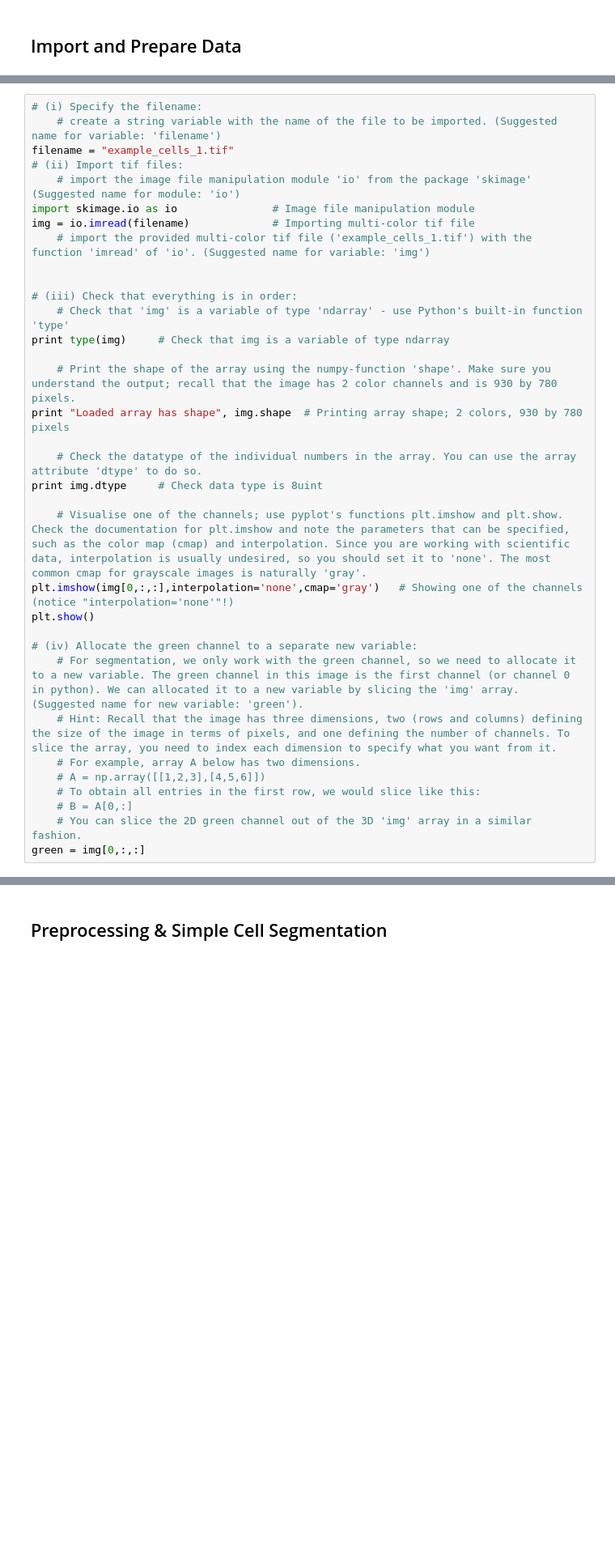
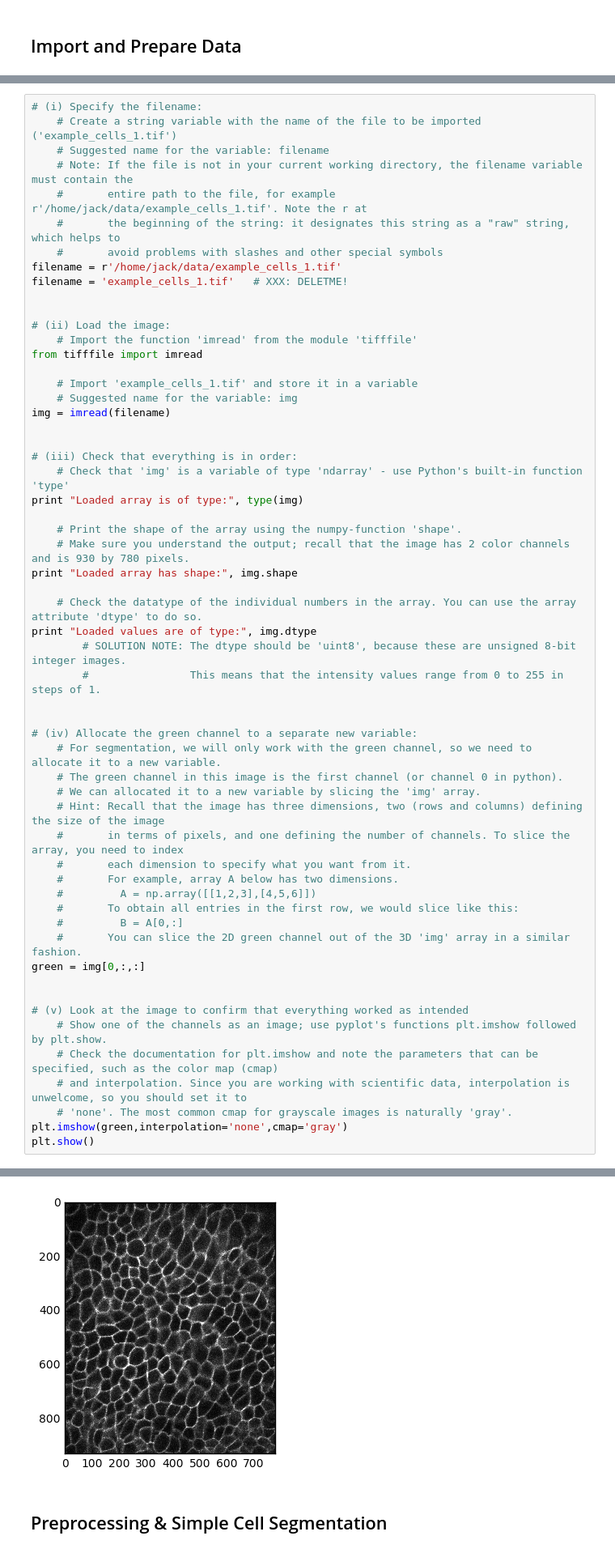
Before and after one commit to tobyhodges/python-workshop-image-processing, a Jupyter notebook: main_tutorial/tutorial_pipeline_solutions.ipynb, the cells around one changed output, grey strips where cells are left out. Shown: that part at 81% size. Drawn from its saved outputs; the diff is of its cells as text; blank space fills up the shorter version.

Commit message:
Modernized setup, import and data loading sections.

```diff
--- a/main_tutorial/tutorial_pipeline_solutions.ipynb
+++ b/main_tutorial/tutorial_pipeline_solutions.ipynb
@@ -81,34 +57,58 @@ We will now proceed to import the image data, verifying we get what we expect an
 # %%
 # (i) Specify the filename:
-    # create a string variable with the name of the file to be imported. (Suggested name for variable: 'filename')
-filename = "example_cells_1.tif"
-# (ii) Import tif files:
-    # import the image file manipulation module 'io' from the package 'skimage' (Suggested name for module: 'io')
-import skimage.io as io               # Image file manipulation module
-img = io.imread(filename)             # Importing multi-color tif file
-    # import the provided multi-color tif file ('example_cells_1.tif') with the function 'imread' of 'io'. (Suggested name for variable: 'img')
+    # Create a string variable with the name of the file to be imported ('example_cells_1.tif')
+    # Suggested name for the variable: filename
+    # Note: If the file is not in your current working directory, the filename variable must contain the
+    #       entire path to the file, for example r'/home/jack/data/example_cells_1.tif'. Note the r at
+    #       the beginning of the string: it designates this string as a "raw" string, which helps to
+    #       avoid problems with slashes and other special symbols
+filename = r'/home/jack/data/example_cells_1.tif'
+filename = 'example_cells_1.tif'   # XXX: DELETME!
+
+
+# (ii) Load the image:
+    # Import the function 'imread' from the module 'tifffile'
+from tifffile import imread
+
+    # Import 'example_cells_1.tif' and store it in a variable
+    # Suggested name for the variable: img
+img = imread(filename)
 
 
 # (iii) Check that everything is in order:
     # Check that 'img' is a variable of type 'ndarray' - use Python's built-in function 'type'
-print type(img)     # Check that img is a variable of type ndarray
+print "Loaded array is of type:", type(img)
 
-    # Print the shape of the array using the numpy-function 'shape'. Make sure you understand the output; recall that the image has 2 color channels and is 930 by 780 pixels.
-print "Loaded array has shape", img.shape  # Printing array shape; 2 colors, 930 by 780 pixels
+    # Print the shape of the array using the numpy-function 'shape'.
+    # Make sure you understand the output; recall that the image has 2 color channels and is 930 by 780 pixels.
+print "Loaded array has shape:", img.shape
 
     # Check the datatype of the individual numbers in the array. You can use the array attribute 'dtype' to do so.
-print img.dtype     # Check data type is 8uint
+print "Loaded values are of type:", img.dtype
+        # SOLUTION NOTE: The dtype should be 'uint8', because these are unsigned 8-bit integer images.
+        #                This means that the intensity values range from 0 to 255 in steps of 1.
 
-    # Visualise one of the channels; use pyplot's functions plt.imshow and plt.show. Check the documentation for plt.imshow and note the parameters that can be specified, such as the color map (cmap) and interpolation. Since you are working with scientific data, interpolation is usually undesired, so you should set it to 'none'. The most common cmap for grayscale images is naturally 'gray'.
-plt.imshow(img[0,:,:],interpolation='none',cmap='gray')   # Showing one of the channels (notice "interpolation='none'"!)
-plt.show()
 
 # (iv) Allocate the green channel to a separate new variable:
-    # For segmentation, we only work with the green channel, so we need to allocate it to a new variable. The green channel in this image is the first channel (or channel 0 in python). We can allocated it to a new variable by slicing the 'img' array. (Suggested name for new variable: 'green').
-    # Hint: Recall that the image has three dimensions, two (rows and columns) defining the size of the image in terms of pixels, and one defining the number of channels. To slice the array, you need to index each dimension to specify what you want from it.
-    # For example, array A below has two dimensions.
-    # A = np.array([[1,2,3],[4,5,6]])
-    # To obtain all entries in the first row, we would slice like this:
-    # B = A[0,:]
-    # You can slice the 2D green channel out of the 3D 'img' array in a similar fashion.
+    # For segmentation, we will only work with the green channel, so we need to allocate it to a new variable.
+    # The green channel in this image is the first channel (or channel 0 in python).
+    # We can allocated it to a new variable by slicing the 'img' array.
+    # Hint: Recall that the image has three dimensions, two (rows and columns) defining the size of the image
+    #       in terms of pixels, and one defining the number of channels. To slice the array, you need to index
+    #       each dimension to specify what you want from it.
+    #       For example, array A below has two dimensions.
+    #         A = np.array([[1,2,3],[4,5,6]])
+    #       To obtain all entries in the first row, we would slice like this:
+    #         B = A[0,:]
+    #       You can slice the 2D green channel out of the 3D 'img' array in a similar fashion.
 green = img[0,:,:]
+
+
+# (v) Look at the image to confirm that everything worked as intended
+    # Show one of the channels as an image; use pyplot's functions plt.imshow followed by plt.show.
+    # Check the documentation for plt.imshow and note the parameters that can be specified, such as the color map (cmap)
+    # and interpolation. Since you are working with scientific data, interpolation is unwelcome, so you should set it to
+    # 'none'. The most common cmap for grayscale images is naturally 'gray'.
+plt.imshow(green,interpolation='none',cmap='gray')
+plt.show()
+# %% [output]
@@ -115,2 +118,3 @@ green = img[0,:,:]
+[figure, added]
 # %% [markdown]
 ## Preprocessing & Simple Cell Segmentation
```
Also changed, not shown: parts of 21 cells of this notebook, 1 other file.
